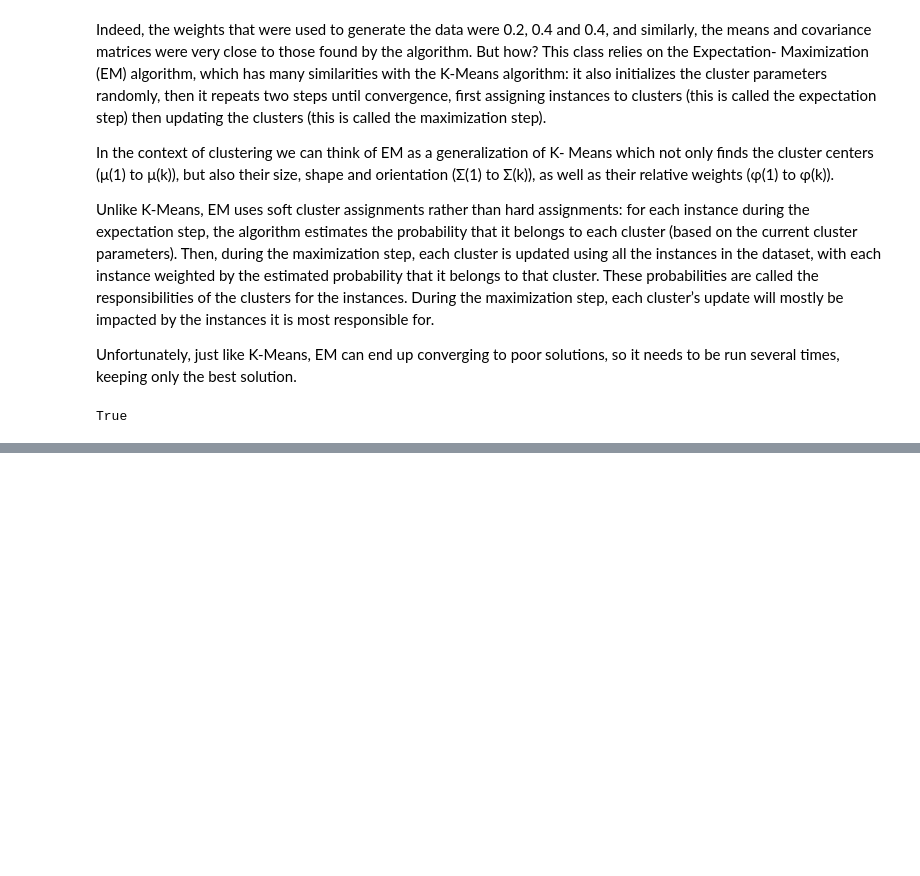
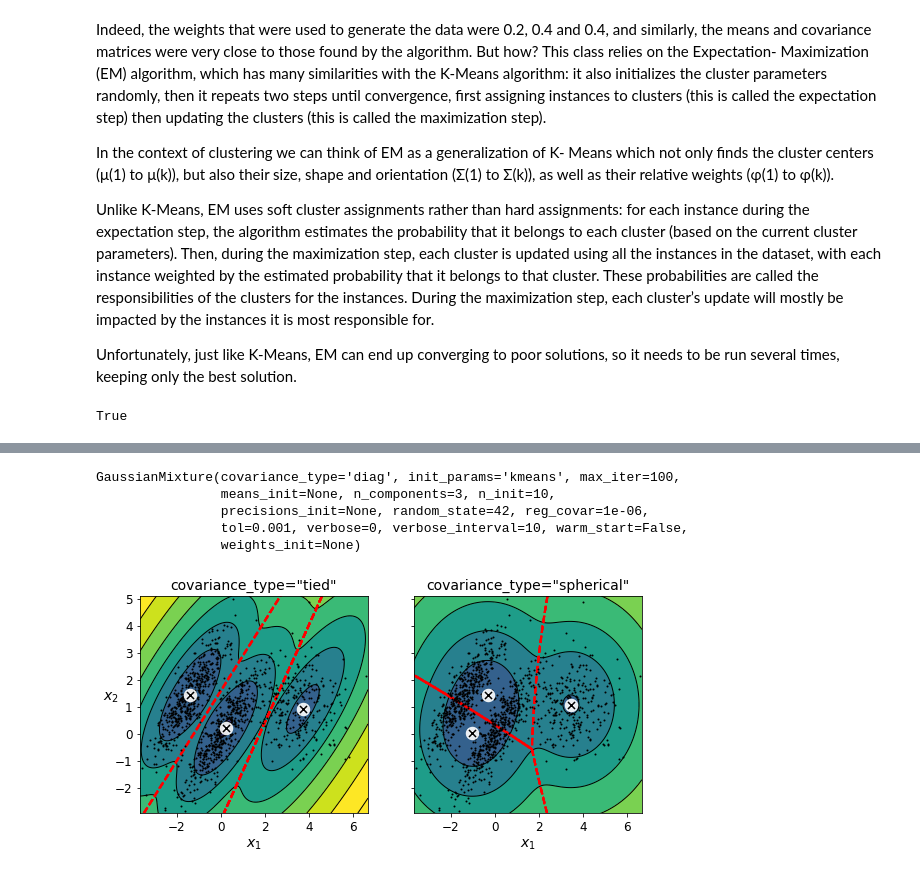
Before and after one commit to DanielSFlamarich/oreilly_skc_keras_tnsflw, a Jupyter notebook: chapter9/Unsupervised Learning.ipynb, the cells around one changed output, grey strips where cells are left out. Saved outputs shown, nothing was run; the diff lists cells and outputs as text; code cells hidden in the pictures; blank space fills up the shorter version.

```diff
--- a/chapter9/Unsupervised Learning.ipynb
+++ b/chapter9/Unsupervised Learning.ipynb
@@ -814,6 +812,14 @@ GMM can be used for density estimation, clustering and anomaly detection. They a
 When we observe an instance, we know it was generated from one of the Gaussian distributions, but we are not told which one, and we do not know what the parameters of these distributions are.
 
 There are several GMM variants: in the simplest variant, implemented in the GaussianMixture class, you must know in advance the number k of Gaussian distributions.
+# %%
+# toy dataset
+X1, y1 = make_blobs(n_samples=1000, centers=((4, -4), (0, 0)), random_state=42)
+X1 = X1.dot(np.array([[0.374, 0.95], [0.732, 0.598]]))
+X2, y2 = make_blobs(n_samples=250, centers=1, random_state=42)
+X2 = X2 + [6, -8]
+X = np.r_[X1, X2]
+y = np.r_[y1, y2]
 # %%
 from sklearn.mixture import GaussianMixture
 
@@ -895,0 +913,9 @@ array([[3.53594631e-225, 9.95245394e-001, 4.75460575e-003],
+# %%
+resolution = 100
+grid = np.arange(-10, 10, 1 / resolution)
+xx, yy = np.meshgrid(grid, grid)
+X_full = np.vstack([xx.ravel(), yy.ravel()]).T
+
+pdf = np.exp(gm.score_samples(X_full))
+pdf_probas = pdf * (1 / resolution) ** 2
+pdf_probas.sum()
@@ -895,0 +970,31 @@ array([[3.53594631e-225, 9.95245394e-001, 4.75460575e-003],
+# %%
+gm_full = GaussianMixture(n_components=3, n_init=10, covariance_type="full", random_state=42)
+gm_tied = GaussianMixture(n_components=3, n_init=10, covariance_type="tied", random_state=42)
+gm_spherical = GaussianMixture(n_components=3, n_init=10, covariance_type="spherical", random_state=42)
+gm_diag = GaussianMixture(n_components=3, n_init=10, covariance_type="diag", random_state=42)
+gm_full.fit(X)
+gm_tied.fit(X)
+gm_spherical.fit(X)
+gm_diag.fit(X)
+# %% [output]
+GaussianMixture(covariance_type='diag', init_params='kmeans', max_iter=100,
+                means_init=None, n_components=3, n_init=10,
+                precisions_init=None, random_state=42, reg_covar=1e-06,
+                tol=0.001, verbose=0, verbose_interval=10, warm_start=False,
+                weights_init=None)
+# %%
+def compare_gaussian_mixtures(gm1, gm2, X):
+    plt.figure(figsize=(9, 4))
+
+    plt.subplot(121)
+    plot_gaussian_mixture(gm1, X)
+    plt.title('covariance_type="{}"'.format(gm1.covariance_type), fontsize=14)
+
+    plt.subplot(122)
+    plot_gaussian_mixture(gm2, X, show_ylabels=False)
+    plt.title('covariance_type="{}"'.format(gm2.covariance_type), fontsize=14)
+# %%
+compare_gaussian_mixtures(gm_tied, gm_spherical, X)
+plt.show()
+# %% [output]
+[figure, added]
```
Also changed, not shown: parts of 27 cells of this notebook.
